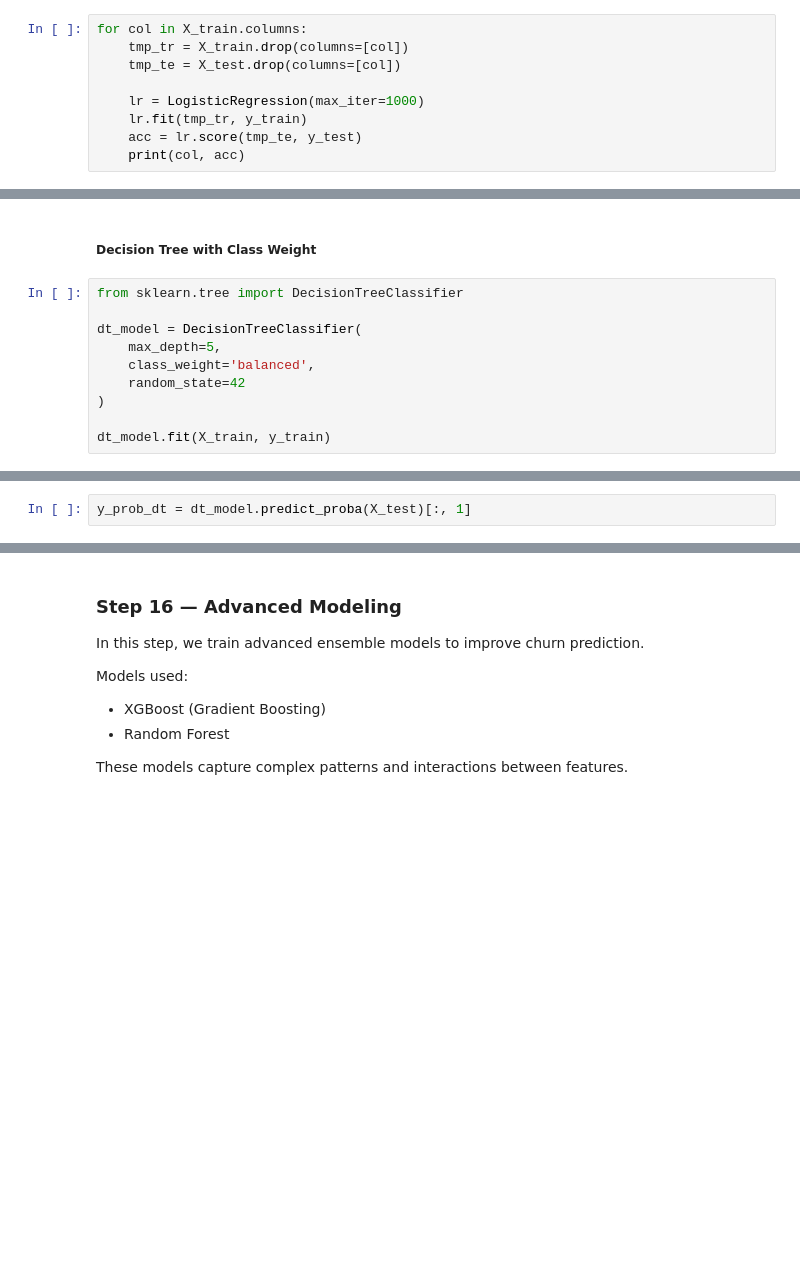
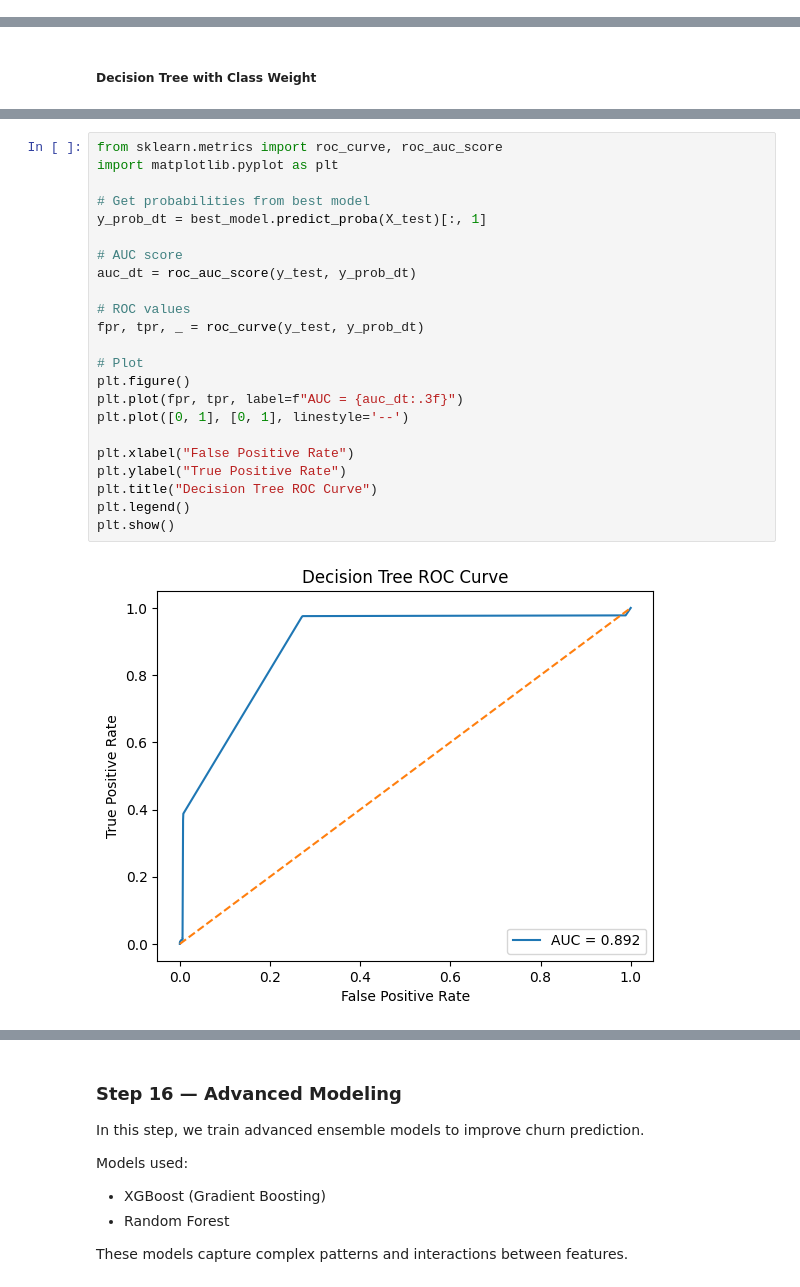
Before and after one commit to nehasuresh2204-lang/ds_mini-project, a Jupyter notebook: 03_modelling.ipynb, the cells around one changed output, grey strips where cells are left out. Drawn from its saved outputs; the diff is of its cells as text; blank space fills up the shorter version.

```diff
--- a/03_modelling.ipynb
+++ b/03_modelling.ipynb
@@ -230,9 +182,0 @@ Accuracy with shuffled labels: 0.897512546965417
-# %%
-for col in X_train.columns:
-    tmp_tr = X_train.drop(columns=[col])
-    tmp_te = X_test.drop(columns=[col])
-
-    lr = LogisticRegression(max_iter=1000)
-    lr.fit(tmp_tr, y_train)
-    acc = lr.score(tmp_te, y_test)
-    print(col, acc)
@@ -476,12 +381,2 @@ plot_pr_curve(y_test, y_test_prob_lr, "Logistic Regression PR Curve")
 # %% [markdown]
 ##### Decision Tree with Class Weight
-# %%
-from sklearn.tree import DecisionTreeClassifier
-
-dt_model = DecisionTreeClassifier(
-    max_depth=5,
-    class_weight='balanced',
-    random_state=42
-)
-
-dt_model.fit(X_train, y_train)
@@ -490,2 +382,0 @@ DecisionTreeClassifier(class_weight='balanced', max_depth=5, random_state=42)
-# %%
-y_prob_dt = dt_model.predict_proba(X_test)[:, 1]
@@ -553,0 +510,25 @@ weighted avg       0.88      0.90      0.88     36463
+# %%
+from sklearn.metrics import roc_curve, roc_auc_score
+import matplotlib.pyplot as plt
+
+# Get probabilities from best model
+y_prob_dt = best_model.predict_proba(X_test)[:, 1]
+
+# AUC score
+auc_dt = roc_auc_score(y_test, y_prob_dt)
+
+# ROC values
+fpr, tpr, _ = roc_curve(y_test, y_prob_dt)
+
+# Plot
+plt.figure()
+plt.plot(fpr, tpr, label=f"AUC = {auc_dt:.3f}")
+plt.plot([0, 1], [0, 1], linestyle='--')
+
+plt.xlabel("False Positive Rate")
+plt.ylabel("True Positive Rate")
+plt.title("Decision Tree ROC Curve")
+plt.legend()
+plt.show()
+# %% [output]
+[figure, added]
```
Also changed, not shown: parts of 54 cells of this notebook, 1 other file.
